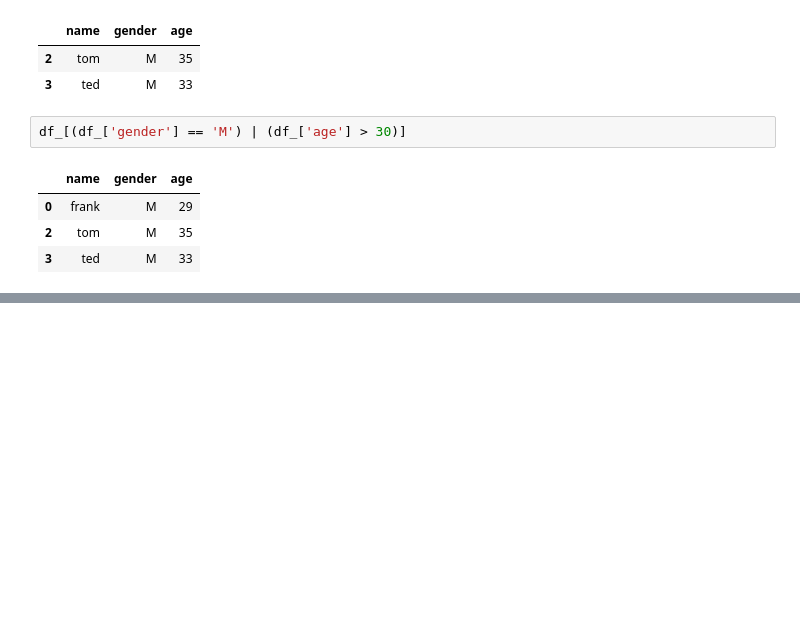
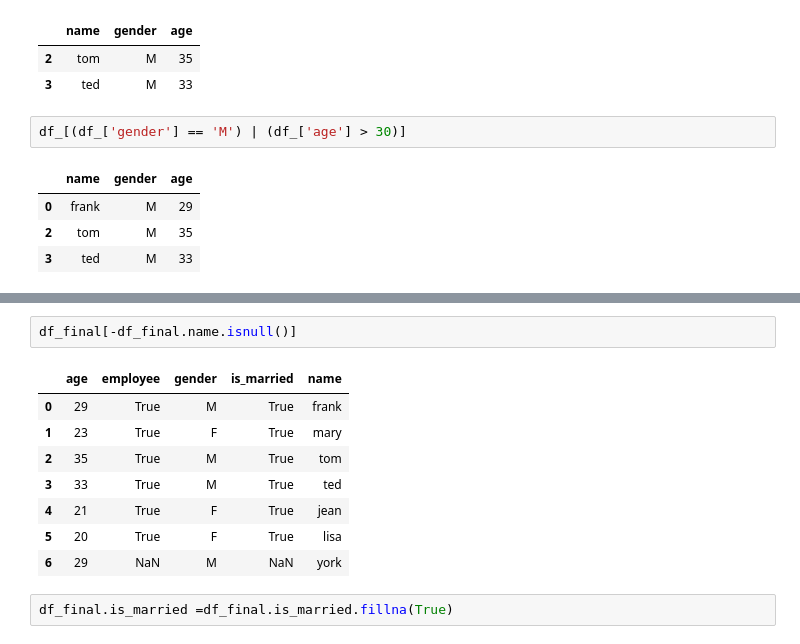
Before and after one commit to YuHsuanLin/pythonetl, a Jupyter notebook: cb102/CB102_20180802.ipynb, the cells around one changed output, grey strips where cells are left out. Drawn from its saved outputs; the diff is of its cells as text; blank space fills up the shorter version.

```diff
--- a/cb102/CB102_20180802.ipynb
+++ b/cb102/CB102_20180802.ipynb
@@ -318,0 +437,13 @@ df_[(df_['gender'] == 'M') | (df_['age'] > 30)]
+# %%
+df_final[-df_final.name.isnull()]
+# %% [output]
+|  | age | employee | gender | is_married | name |
+| 0 | 29 | True | M | True | frank |
+| 1 | 23 | True | F | True | mary |
+| 2 | 35 | True | M | True | tom |
+| 3 | 33 | True | M | True | ted |
+| 4 | 21 | True | F | True | jean |
+| 5 | 20 | True | F | True | lisa |
+| 6 | 29 | NaN | M | NaN | york |
+# %%
+df_final.is_married =df_final.is_married.fillna(True)
```
Also changed, not shown: parts of 28 cells of this notebook.
